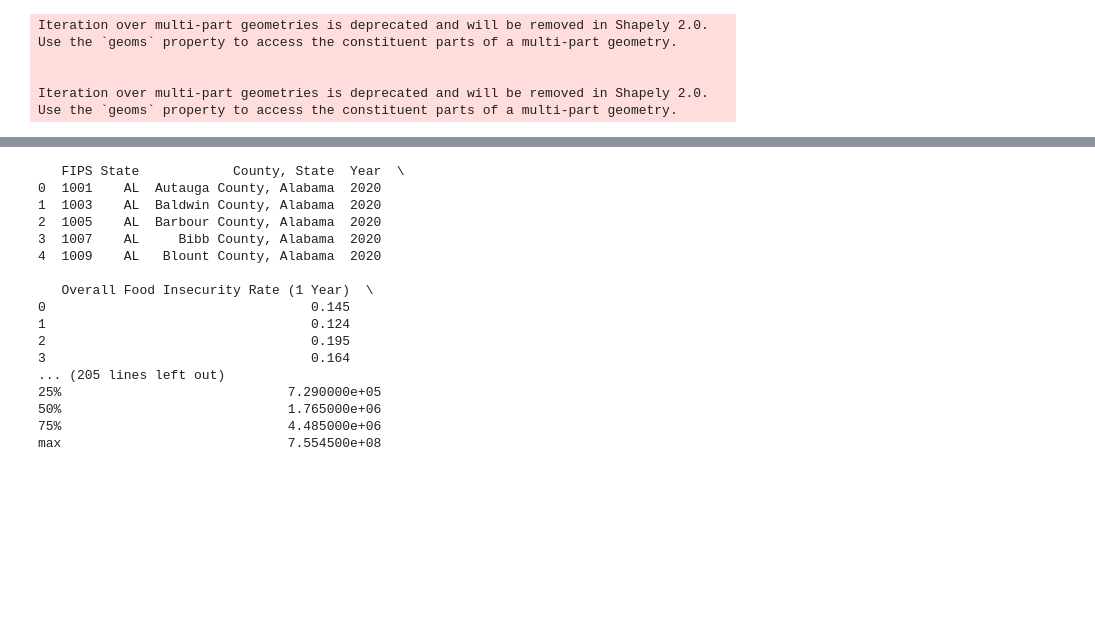
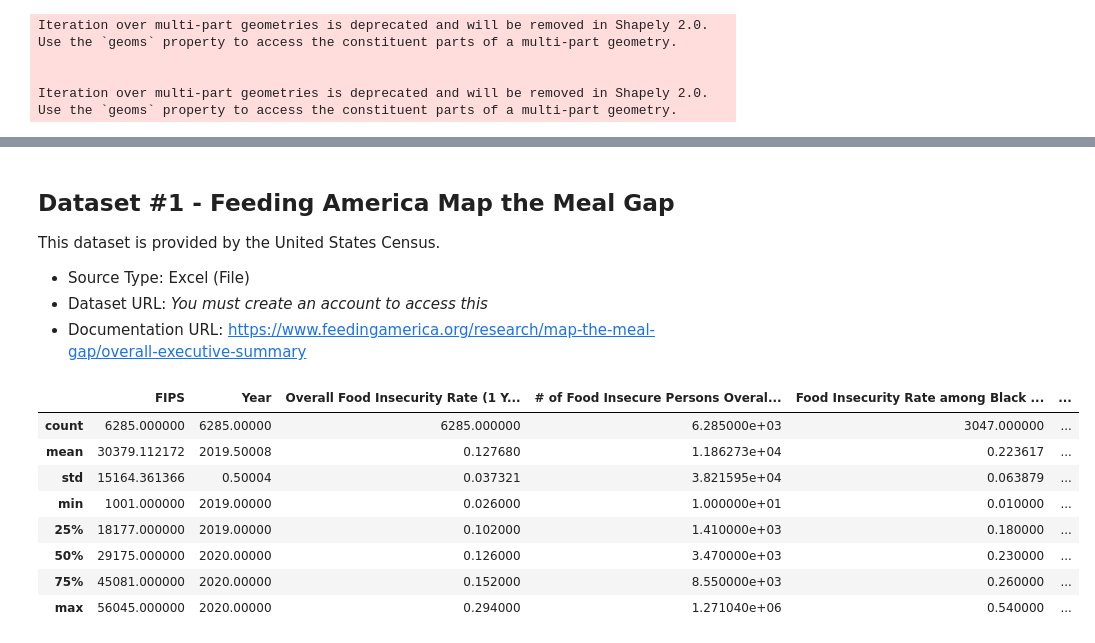
Before and after one commit to IT4063C-Fall22/final-project-classaccounts, a Jupyter notebook: source.ipynb, the cells around one changed output, grey strips where cells are left out. Saved outputs shown, nothing was run; the diff lists cells and outputs as text; code cells hidden in the pictures; blank space fills up the shorter version.

```diff
--- a/source.ipynb
+++ b/source.ipynb
@@ -83,26 +86,24 @@ print(cbp.head())
+# %% [markdown]
+## Dataset #1 - Feeding America Map the Meal Gap
+
+This dataset is provided by the United States Census.
+
+* Source Type: Excel (File)
+* Dataset URL: *You must create an account to access this*
+* Documentation URL: https://www.feedingamerica.org/research/map-the-meal-gap/overall-executive-summary
 # %%
 #Dataset 2, Source: (File)
 # https://www.feedingamerica.org/research/map-the-meal-gap/overall-executive-summary
-import pandas as pd
-
 mmg = pd.read_excel("./datasources/MMG2022_2020-2019Data_ToShare.xlsx", sheet_name="County")
-print(mmg.head())
-print(mmg.describe())
+mmg.head()
+mmg.describe()
 # %% [output]
-   FIPS State            County, State  Year  \
-0  1001    AL  Autauga County, Alabama  2020
-1  1003    AL  Baldwin County, Alabama  2020
-2  1005    AL  Barbour County, Alabama  2020
-3  1007    AL     Bibb County, Alabama  2020
-4  1009    AL   Blount County, Alabama  2020
-
-   Overall Food Insecurity Rate (1 Year)  \
-0                                  0.145
-1                                  0.124
-2                                  0.195
-3                                  0.164
-... (205 lines left out)
-25%                             7.290000e+05
-50%                             1.765000e+06
-75%                             4.485000e+06
-max                             7.554500e+08
+|  | FIPS | Year | Overall Food Insecurity Rate (1 Y... | # of Food Insecure Persons Overal... | Food Insecurity Rate among Black ... | ... |
+| count | 6285.000000 | 6285.00000 | 6285.000000 | 6.285000e+03 | 3047.000000 | ... |
+| mean | 30379.112172 | 2019.50008 | 0.127680 | 1.186273e+04 | 0.223617 | ... |
+| std | 15164.361366 | 0.50004 | 0.037321 | 3.821595e+04 | 0.063879 | ... |
+| min | 1001.000000 | 2019.00000 | 0.026000 | 1.000000e+01 | 0.010000 | ... |
+| 25% | 18177.000000 | 2019.00000 | 0.102000 | 1.410000e+03 | 0.180000 | ... |
+| 50% | 29175.000000 | 2020.00000 | 0.126000 | 3.470000e+03 | 0.230000 | ... |
+| 75% | 45081.000000 | 2020.00000 | 0.152000 | 8.550000e+03 | 0.260000 | ... |
+| max | 56045.000000 | 2020.00000 | 0.294000 | 1.271040e+06 | 0.540000 | ... |
```
Also changed, not shown: parts of 12 cells of this notebook, 2 other files.
